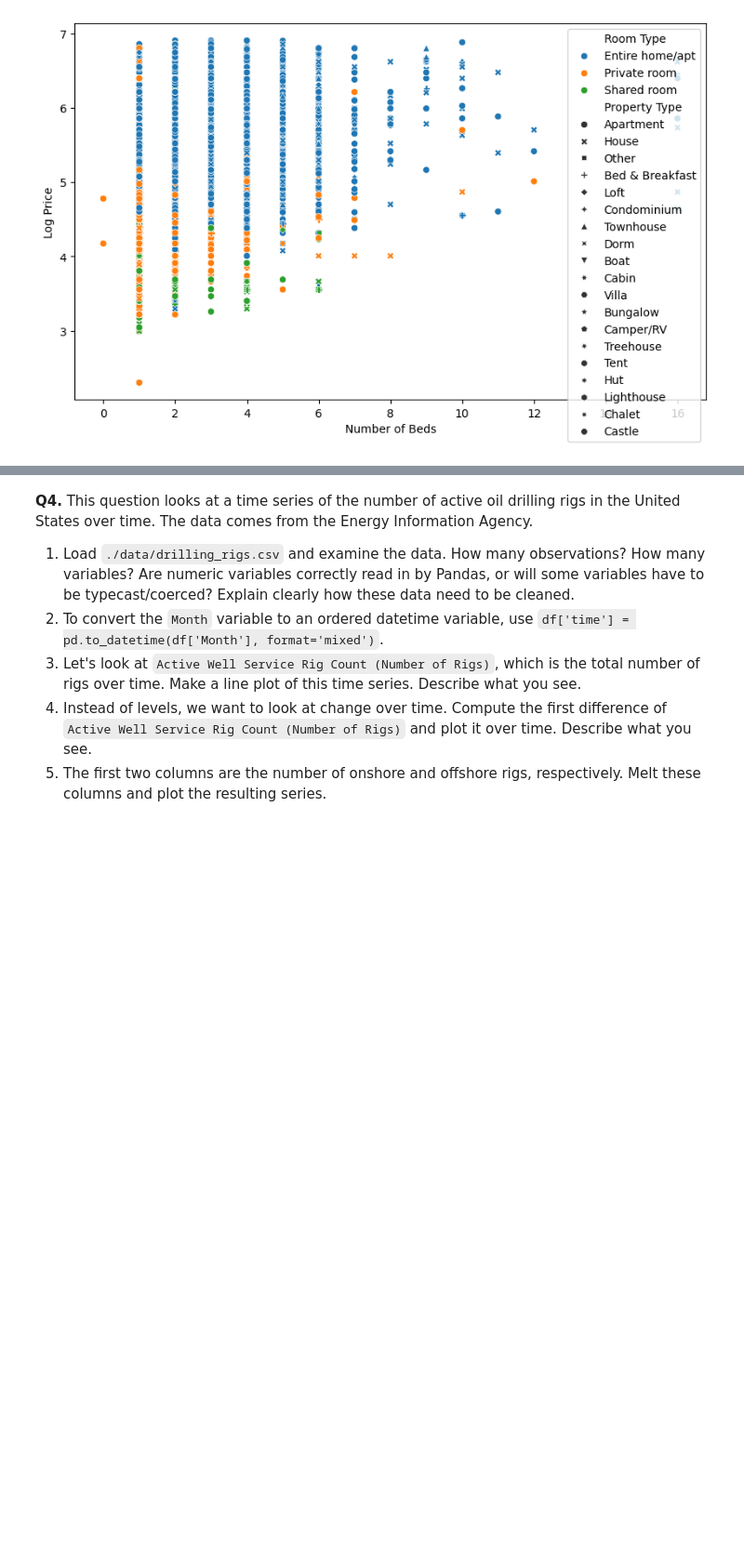
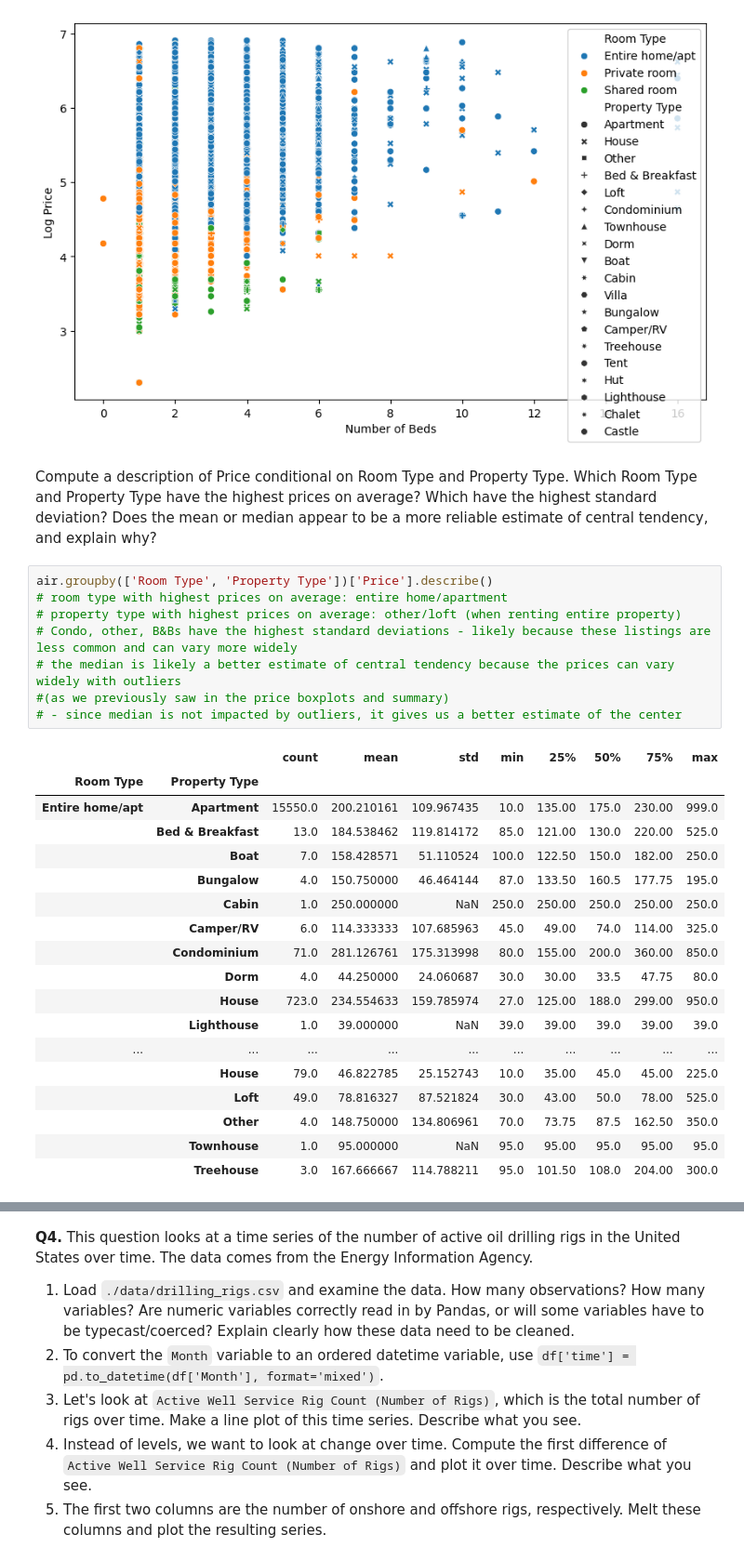
Before and after one commit to fwx5ax/EDA, a Jupyter notebook: assignment/assignment.ipynb, the cells around one changed output, grey strips where cells are left out. Shown at 93% size. Saved outputs shown, nothing was run; the diff lists cells and outputs as text; blank space fills up the shorter version.

```diff
--- a/assignment/assignment.ipynb
+++ b/assignment/assignment.ipynb
@@ -343,3 +343,32 @@ plt.ylabel('Log Price')
 plt.show()
 # %% [output]
 [figure]
+# %% [markdown]
+Compute a description of Price conditional on Room Type and Property Type. Which Room Type and Property Type have the highest prices on average? Which have the highest standard deviation? Does the mean or median appear to be a more reliable estimate of central tendency, and explain why?
+# %%
+air.groupby(['Room Type', 'Property Type'])['Price'].describe()
+# room type with highest prices on average: entire home/apartment
+# property type with highest prices on average: other/loft (when renting entire property)
+# Condo, other, B&Bs have the highest standard deviations - likely because these listings are less common and can vary more widely
+# the median is likely a better estimate of central tendency because the prices can vary widely with outliers
+#(as we previously saw in the price boxplots and summary)
+# - since median is not impacted by outliers, it gives us a better estimate of the center
+# %% [output]
+|  |  | count | mean | std | min | 25% | 50% | 75% | max |
+| Room Type | Property Type |  |  |  |  |  |  |  |  |
+| Entire home/apt | Apartment | 15550.0 | 200.210161 | 109.967435 | 10.0 | 135.00 | 175.0 | 230.00 | 999.0 |
+|  | Bed & Breakfast | 13.0 | 184.538462 | 119.814172 | 85.0 | 121.00 | 130.0 | 220.00 | 525.0 |
+|  | Boat | 7.0 | 158.428571 | 51.110524 | 100.0 | 122.50 | 150.0 | 182.00 | 250.0 |
+|  | Bungalow | 4.0 | 150.750000 | 46.464144 | 87.0 | 133.50 | 160.5 | 177.75 | 195.0 |
+|  | Cabin | 1.0 | 250.000000 | NaN | 250.0 | 250.00 | 250.0 | 250.00 | 250.0 |
+|  | Camper/RV | 6.0 | 114.333333 | 107.685963 | 45.0 | 49.00 | 74.0 | 114.00 | 325.0 |
+|  | Condominium | 71.0 | 281.126761 | 175.313998 | 80.0 | 155.00 | 200.0 | 360.00 | 850.0 |
+|  | Dorm | 4.0 | 44.250000 | 24.060687 | 30.0 | 30.00 | 33.5 | 47.75 | 80.0 |
+|  | House | 723.0 | 234.554633 | 159.785974 | 27.0 | 125.00 | 188.0 | 299.00 | 950.0 |
+|  | Lighthouse | 1.0 | 39.000000 | NaN | 39.0 | 39.00 | 39.0 | 39.00 | 39.0 |
+| ... | ... | ... | ... | ... | ... | ... | ... | ... | ... |
+|  | House | 79.0 | 46.822785 | 25.152743 | 10.0 | 35.00 | 45.0 | 45.00 | 225.0 |
+|  | Loft | 49.0 | 78.816327 | 87.521824 | 30.0 | 43.00 | 50.0 | 78.00 | 525.0 |
+|  | Other | 4.0 | 148.750000 | 134.806961 | 70.0 | 73.75 | 87.5 | 162.50 | 350.0 |
+|  | Townhouse | 1.0 | 95.000000 | NaN | 95.0 | 95.00 | 95.0 | 95.00 | 95.0 |
+|  | Treehouse | 3.0 | 167.666667 | 114.788211 | 95.0 | 101.50 | 108.0 | 204.00 | 300.0 |
```
Also changed, not shown: parts of 3 cells of this notebook.
